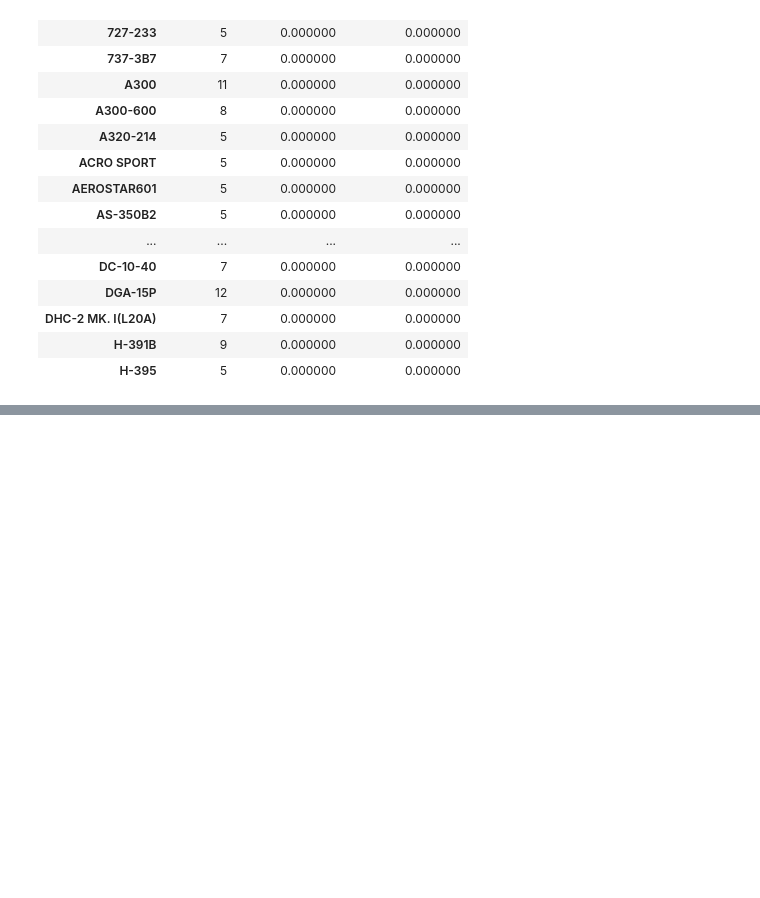
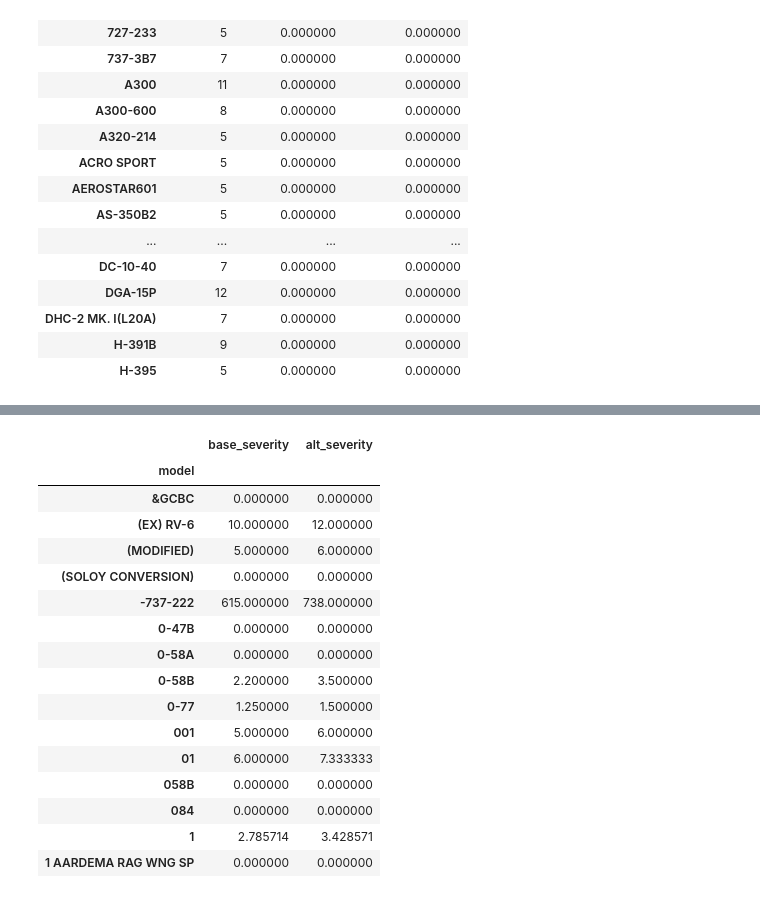
Before and after one commit to ChairoSolutions/New-Aviation-LowRisk-AircraftPurchase-Project, a Jupyter notebook: Brian.ipynb, the cells around one changed output, grey strips where cells are left out. Drawn from its saved outputs; the diff is of its cells as text; code cells hidden in the pictures; blank space fills up the shorter version.

```diff
--- a/Brian.ipynb
+++ b/Brian.ipynb
@@ -700,0 +773,32 @@ The following models demonstrate:
+# %%
+# Alternate severity weighting
+df_cleaned['severity_score_alt'] = (
+    df_cleaned['totalminorinjuries'] * 1 +
+    df_cleaned['totalseriousinjuries'] * 4 +
+    df_cleaned['totalfatalinjuries'] * 6
+)
+
+severity_compare = df_cleaned.groupby('model').agg(
+    base_severity=('severity_score', 'mean'),
+    alt_severity=('severity_score_alt', 'mean')
+).dropna()
+
+severity_compare.head(15)
+# %% [output]
+|  | base_severity | alt_severity |
+| model |  |  |
+| &GCBC | 0.000000 | 0.000000 |
+| (EX) RV-6 | 10.000000 | 12.000000 |
+| (MODIFIED) | 5.000000 | 6.000000 |
+| (SOLOY CONVERSION) | 0.000000 | 0.000000 |
+| -737-222 | 615.000000 | 738.000000 |
+| 0-47B | 0.000000 | 0.000000 |
+| 0-58A | 0.000000 | 0.000000 |
+| 0-58B | 2.200000 | 3.500000 |
+| 0-77 | 1.250000 | 1.500000 |
+| 001 | 5.000000 | 6.000000 |
+| 01 | 6.000000 | 7.333333 |
+| 058B | 0.000000 | 0.000000 |
+| 084 | 0.000000 | 0.000000 |
+| 1 | 2.785714 | 3.428571 |
+| 1 AARDEMA RAG WNG SP | 0.000000 | 0.000000 |
```
Also changed, not shown: parts of 12 cells of this notebook, 8 other files.
